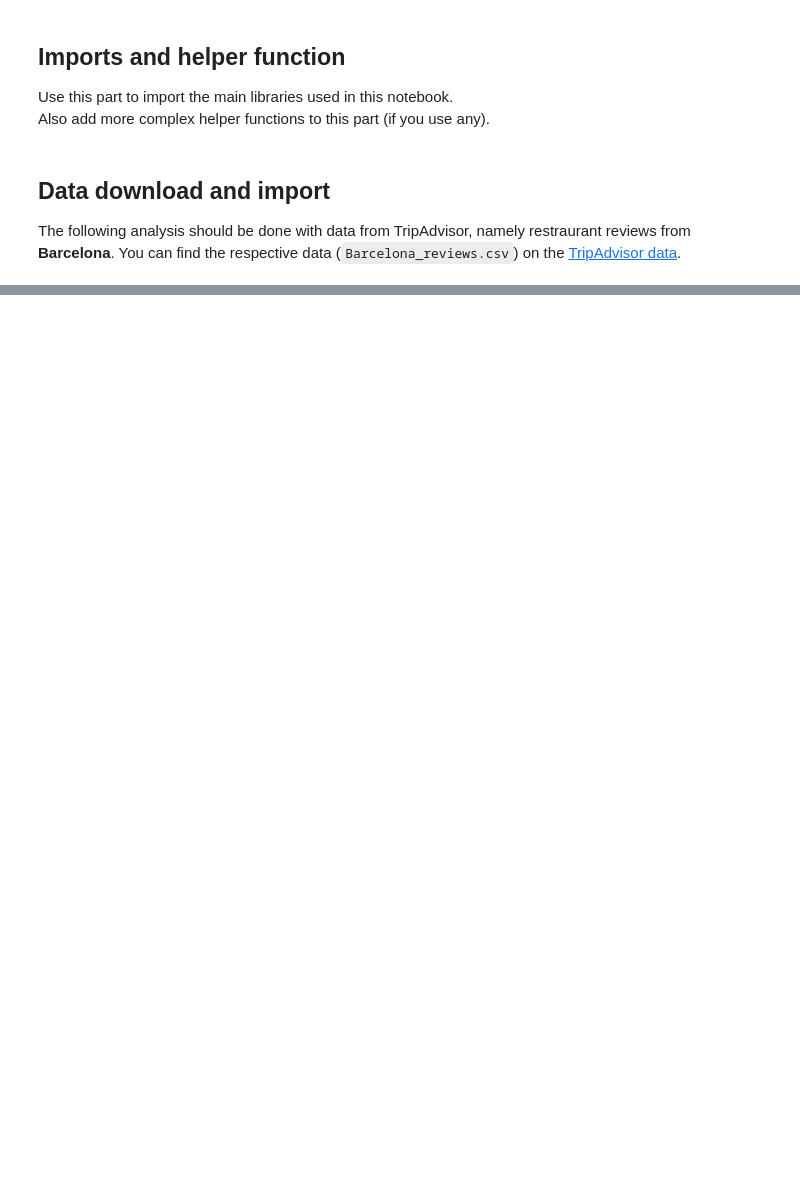
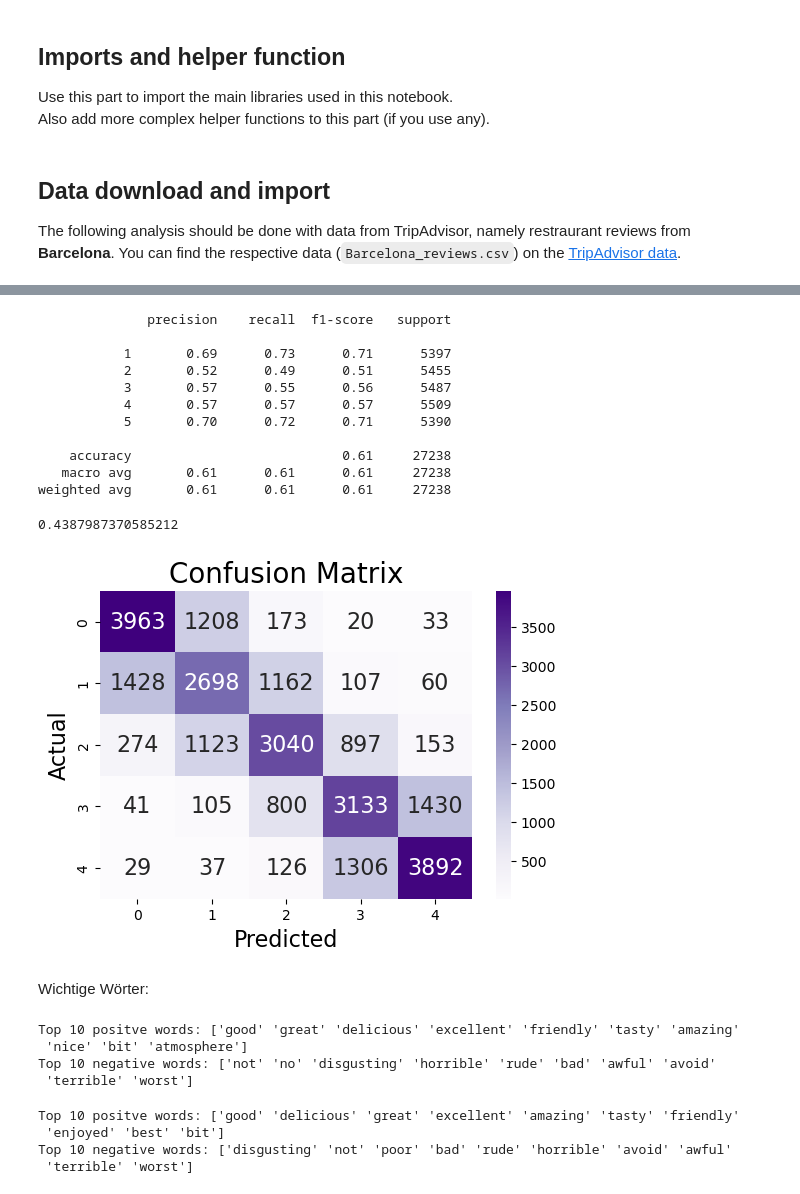
Before and after one commit to SanderTeb/DataScience, a Jupyter notebook: data_science_MMI_portfolio_03_sentiment_analysis_template.ipynb, the cells around one changed output, grey strips where cells are left out. Cells and saved outputs as stored; diff of their text form; code cells hidden in the pictures; blank space fills up the shorter version.

```diff
--- a/data_science_MMI_portfolio_03_sentiment_analysis_template.ipynb
+++ b/data_science_MMI_portfolio_03_sentiment_analysis_template.ipynb
@@ -88,0 +246,9 @@ data.rating_review = data.rating_review.astype(int)
+# %%
+tfidf_Ngrams = TfidfVectorizer(
+    min_df=5,
+    max_df=0.5,
+    ngram_range=(1,2),
+)
+
+X_train_tfidf_Ngrams_vectors = tfidf_Ngrams.fit_transform(X_train)
+X_test_tfidf_Ngrams_vectors = tfidf_Ngrams.transform(X_test)
@@ -88,0 +260,44 @@ data.rating_review = data.rating_review.astype(int)
+# %%
+prediction = model_ngrams.predict(X_test_tfidf_Ngrams_vectors)
+
+print(classification_report(y_test, prediction))
+
+conf_matrix = confusion_matrix(y_test, prediction)
+plot_confusion_matrix(conf_matrix)
+mean_absolute_error(y_test,prediction)
+# %% [output]
+              precision    recall  f1-score   support
+
+           1       0.69      0.73      0.71      5397
+           2       0.52      0.49      0.51      5455
+           3       0.57      0.55      0.56      5487
+           4       0.57      0.57      0.57      5509
+           5       0.70      0.72      0.71      5390
+
+    accuracy                           0.61     27238
+   macro avg       0.61      0.61      0.61     27238
+weighted avg       0.61      0.61      0.61     27238
+0.4387987370585212
+[figure, added]
+# %% [markdown]
+Wichtige Wörter:
+# %%
+pos_idx = np.argsort(model_ngrams.coef_)[0, :10]
+neg_idx = np.argsort(model_ngrams.coef_)[0, -10:]
+print("Top 10 positve words:", tfidf_Ngrams.get_feature_names_out()[pos_idx])
+print("Top 10 negative words:", tfidf_Ngrams.get_feature_names_out()[neg_idx])
+# %% [output]
+Top 10 positve words: ['good' 'great' 'delicious' 'excellent' 'friendly' 'tasty' 'amazing'
+ 'nice' 'bit' 'atmosphere']
+Top 10 negative words: ['not' 'no' 'disgusting' 'horrible' 'rude' 'bad' 'awful' 'avoid'
+ 'terrible' 'worst']
+# %%
+pos_idx = np.argsort(model_log_reg.coef_)[0, :10]
+neg_idx = np.argsort(model_log_reg.coef_)[0, -10:]
+print("Top 10 positve words:", tfidf.get_feature_names_out()[pos_idx])
+print("Top 10 negative words:", tfidf.get_feature_names_out()[neg_idx])
+# %% [output]
+Top 10 positve words: ['good' 'delicious' 'great' 'excellent' 'amazing' 'tasty' 'friendly'
+ 'enjoyed' 'best' 'bit']
+Top 10 negative words: ['disgusting' 'not' 'poor' 'bad' 'rude' 'horrible' 'avoid' 'awful'
+ 'terrible' 'worst']
```
Also changed, not shown: parts of 37 cells of this notebook.
